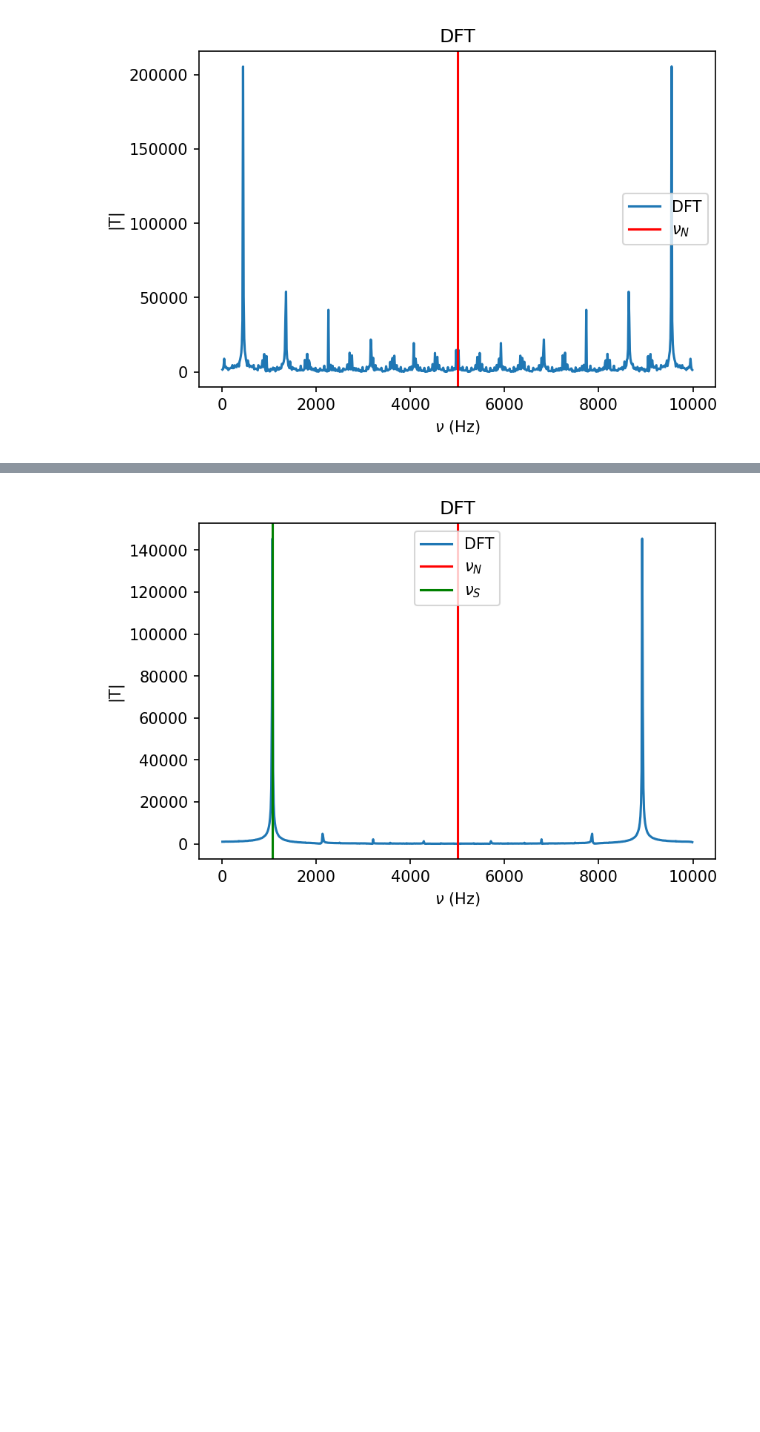
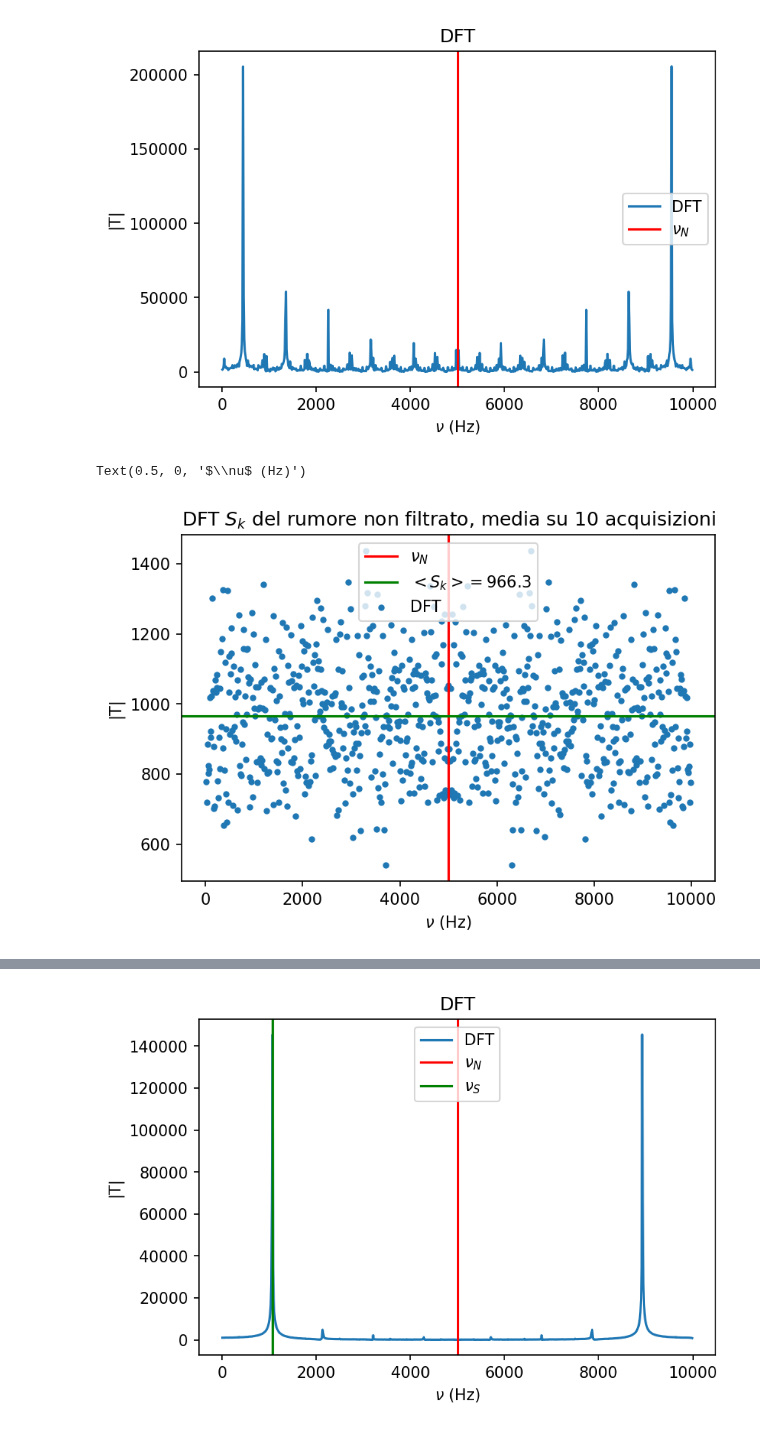
Before and after one commit to 1892051/LabSS, a Jupyter notebook: LabSS/esperienza_9/book.ipynb, the cells around one changed output, grey strips where cells are left out. Drawn from its saved outputs; the diff is of its cells as text; code cells hidden in the pictures; blank space fills up the shorter version.

```diff
--- a/LabSS/esperienza_9/book.ipynb
+++ b/LabSS/esperienza_9/book.ipynb
@@ -26,3 +32,15 @@ for i in range(10):
+# %%
+a, b = 1, 800
+plt.scatter(df["k"][a:b]*12.5, S_k_1[a:b], marker=".", label="DFT")
+plt.axvline(5000, label="$\\nu_N$", c="r")
+plt.axhline(S_k_1[a:b].mean(), c="green", label="$<S_k>={}$".format(S_k_1[a:b].mean().round(1)))
+plt.legend()
+plt.title("DFT $S_k$ del rumore non filtrato, media su 10 acquisizioni")
+plt.ylabel("|T|")
+plt.xlabel("$\\nu$ (Hz)")
+# %% [output]
+Text(0.5, 0, '$\\nu$ (Hz)')
+[figure, added]
 # %%
 a, b = 1, 800
 plt.scatter(df["k"][a:b]*12.5, AbsT_1[a:b]/10, marker=".", label="DFT")
```
Also changed, not shown: parts of 5 cells of this notebook, 1 other file.
